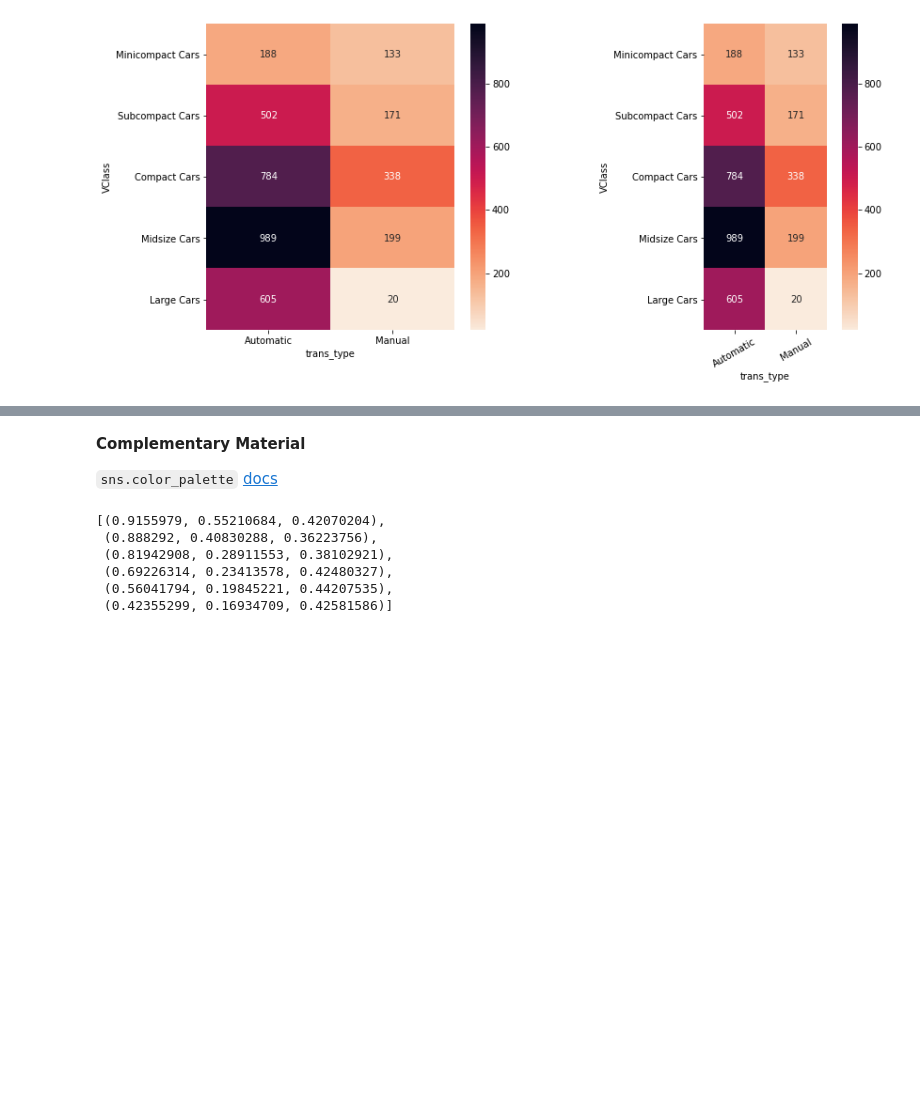
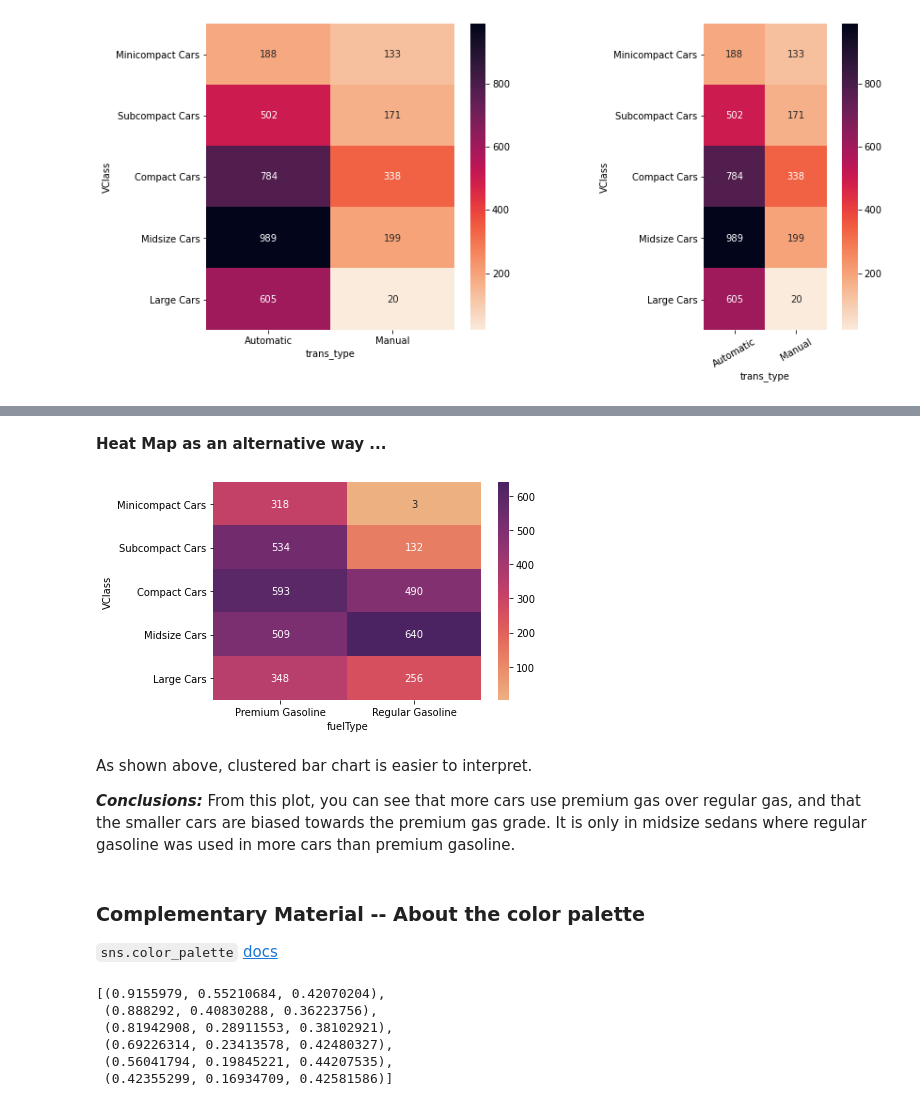
Before and after one commit to Alex-YuZ/Data-Visualization, a Jupyter notebook: Bar_Chart.ipynb, the cells around one changed output, grey strips where cells are left out. Drawn from its saved outputs; the diff is of its cells as text; code cells hidden in the pictures; blank space fills up the shorter version.

```diff
--- a/Bar_Chart.ipynb
+++ b/Bar_Chart.ipynb
@@ -430,5 +461,22 @@ plt.xticks(rotation=30);
+# %% [markdown]
+**Heat Map as an alternative way ...**
+# %%
+fv_counts = fuel_econ.loc[fuel_econ['fuelType'].isin(['Premium Gasoline', 'Regular Gasoline']), :]
+fv_counts = fv_counts.groupby(['VClass', 'fuelType']).size().reset_index()
+fv_counts = fv_counts.rename(columns={0: 'count'})
+fv_counts = fv_counts.pivot_table(index='VClass', columns='fuelType', values='count')
+sns.heatmap(data=fv_counts, annot=True, cmap='flare', fmt='d');
+# %% [output]
+[figure, added]
+# %% [markdown]
+
+As shown above, clustered bar chart is easier to interpret.
+
+
+___Conclusions:___
+From this plot, you can see that more cars use premium gas over regular gas, and that the smaller cars are biased towards the premium gas grade. It is only in midsize sedans where regular gasoline was used in more cars than premium gasoline.
 # %% [markdown]
-**Complementary Material**
+### Complementary Material -- About the color palette
 
 `sns.color_palette` <a href='https://seaborn.pydata.org/tutorial/color_palettes.html'>docs</a>
 # %%
```
Also changed, not shown: parts of 4 cells of this notebook.
